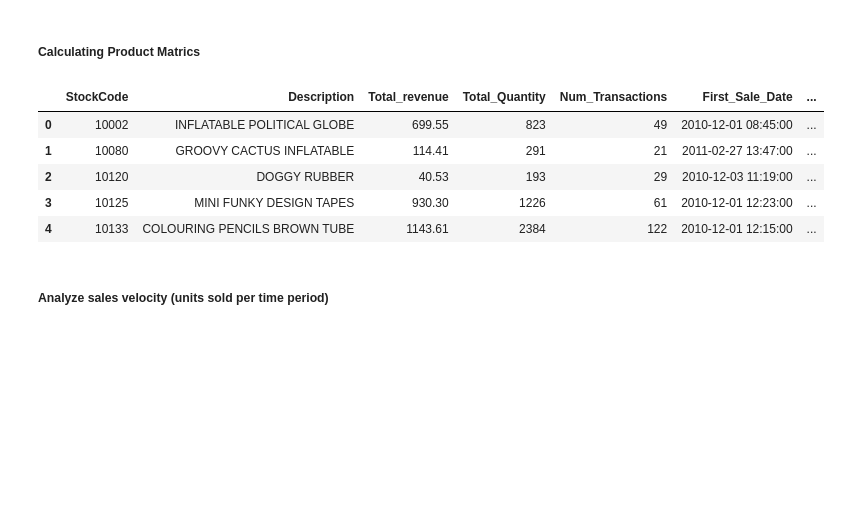
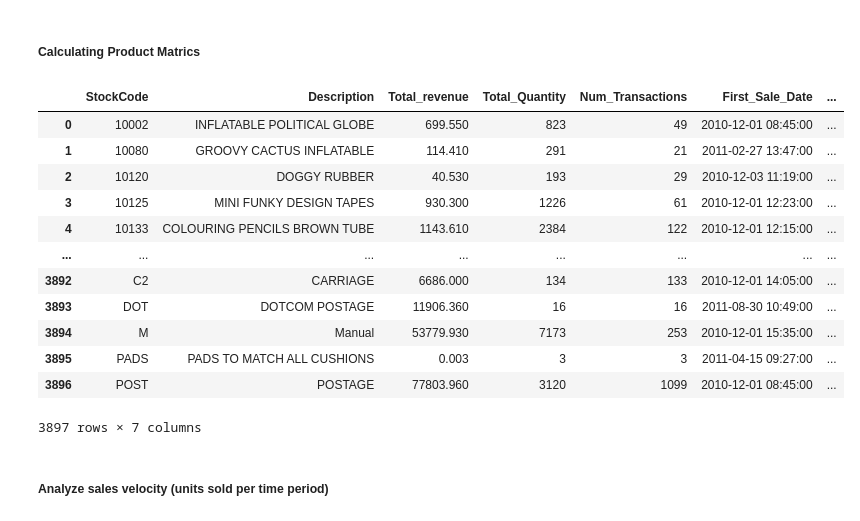
Before and after one commit to natnaelaster/Daily-exercise, a Jupyter notebook: day_3_product_performance & enventory Avalysis/product_performance.ipynb, the cells around one changed output. Cells and saved outputs as stored; diff of their text form; code cells hidden in the pictures; blank space fills up the shorter version.

```diff
--- a/day_3_product_performance & enventory Avalysis/product_performance.ipynb
+++ b/day_3_product_performance & enventory Avalysis/product_performance.ipynb
@@ -34,22 +41,29 @@ df['Total_revenue'] = df['Quantity'] * df['UnitPrice']
 # %%
 product_performance = df.groupby(['StockCode', 'Description']).agg({
     'Total_revenue': 'sum',
     'Quantity': 'sum',
     'InvoiceNo': 'nunique', # number of transactions
     'InvoiceDate': ['min', 'max'] # first and last sales
 }).reset_index()
 
 # Flatten column names
 
 product_performance.columns = ['StockCode', 'Description', 'Total_revenue', 'Total_Quantity', 'Num_Transactions', 'First_Sale_Date', 'Last_Sale_Date']
-product_performance.head()
+product_performance
 # %% [output]
 |  | StockCode | Description | Total_revenue | Total_Quantity | Num_Transactions | First_Sale_Date | ... |
-| 0 | 10002 | INFLATABLE POLITICAL GLOBE | 699.55 | 823 | 49 | 2010-12-01 08:45:00 | ... |
-| 1 | 10080 | GROOVY CACTUS INFLATABLE | 114.41 | 291 | 21 | 2011-02-27 13:47:00 | ... |
-| 2 | 10120 | DOGGY RUBBER | 40.53 | 193 | 29 | 2010-12-03 11:19:00 | ... |
-| 3 | 10125 | MINI FUNKY DESIGN TAPES | 930.30 | 1226 | 61 | 2010-12-01 12:23:00 | ... |
-| 4 | 10133 | COLOURING PENCILS BROWN TUBE | 1143.61 | 2384 | 122 | 2010-12-01 12:15:00 | ... |
+| 0 | 10002 | INFLATABLE POLITICAL GLOBE | 699.550 | 823 | 49 | 2010-12-01 08:45:00 | ... |
+| 1 | 10080 | GROOVY CACTUS INFLATABLE | 114.410 | 291 | 21 | 2011-02-27 13:47:00 | ... |
+| 2 | 10120 | DOGGY RUBBER | 40.530 | 193 | 29 | 2010-12-03 11:19:00 | ... |
+| 3 | 10125 | MINI FUNKY DESIGN TAPES | 930.300 | 1226 | 61 | 2010-12-01 12:23:00 | ... |
+| 4 | 10133 | COLOURING PENCILS BROWN TUBE | 1143.610 | 2384 | 122 | 2010-12-01 12:15:00 | ... |
+| ... | ... | ... | ... | ... | ... | ... | ... |
+| 3892 | C2 | CARRIAGE | 6686.000 | 134 | 133 | 2010-12-01 14:05:00 | ... |
+| 3893 | DOT | DOTCOM POSTAGE | 11906.360 | 16 | 16 | 2011-08-30 10:49:00 | ... |
+| 3894 | M | Manual | 53779.930 | 7173 | 253 | 2010-12-01 15:35:00 | ... |
+| 3895 | PADS | PADS TO MATCH ALL CUSHIONS | 0.003 | 3 | 3 | 2011-04-15 09:27:00 | ... |
+| 3896 | POST | POSTAGE | 77803.960 | 3120 | 1099 | 2010-12-01 08:45:00 | ... |
+3897 rows × 7 columns
 # %% [markdown]
 ##### Analyze sales velocity (units sold per time period)
 # %%
```
Also changed, not shown: parts of 11 cells of this notebook.
